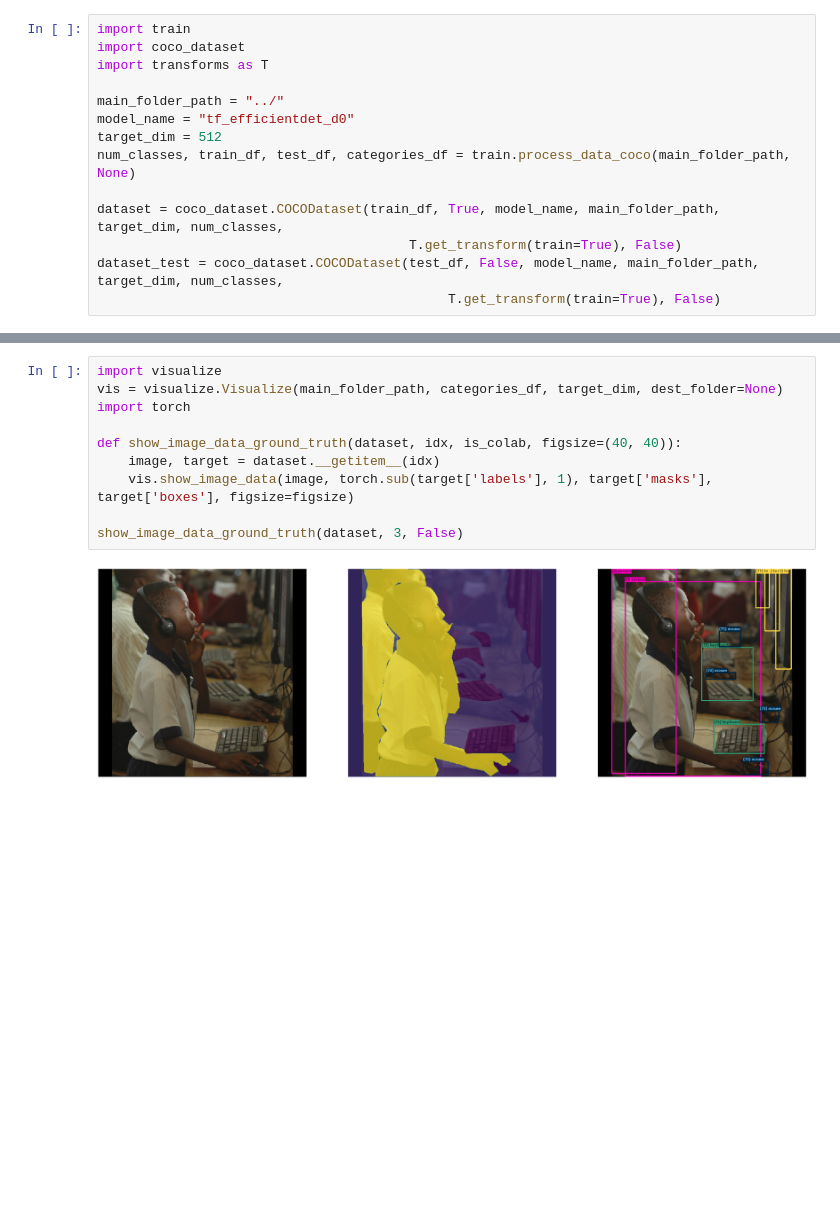
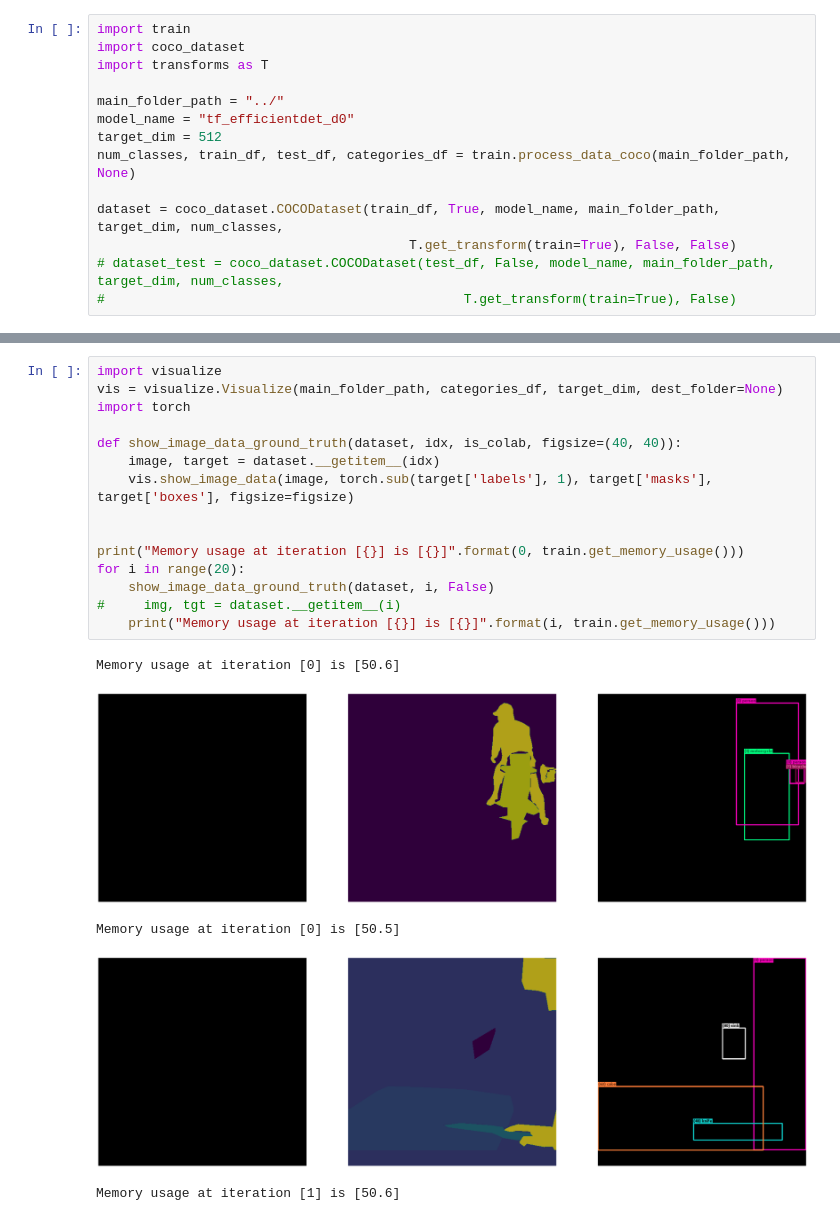
Before and after one commit to ofekp/imat, a Jupyter notebook: coco_visualize.ipynb, the cells around one changed output, grey strips where cells are left out. Drawn from its saved outputs; the diff is of its cells as text; blank space fills up the shorter version.

```diff
--- a/coco_visualize.ipynb
+++ b/coco_visualize.ipynb
@@ -9,7 +9,7 @@ target_dim = 512
 num_classes, train_df, test_df, categories_df = train.process_data_coco(main_folder_path, None)
 
 dataset = coco_dataset.COCODataset(train_df, True, model_name, main_folder_path, target_dim, num_classes,
-                                        T.get_transform(train=True), False)
-dataset_test = coco_dataset.COCODataset(test_df, False, model_name, main_folder_path, target_dim, num_classes,
-                                             T.get_transform(train=True), False)
+                                        T.get_transform(train=True), False, False)
+# dataset_test = coco_dataset.COCODataset(test_df, False, model_name, main_folder_path, target_dim, num_classes,
+#                                              T.get_transform(train=True), False)
 # %% [output]
@@ -33,12 +33,21 @@ Dataset [test] contains [1000] images that have at least one instance
 # %%
 import visualize
 vis = visualize.Visualize(main_folder_path, categories_df, target_dim, dest_folder=None)
 import torch
 
 def show_image_data_ground_truth(dataset, idx, is_colab, figsize=(40, 40)):
     image, target = dataset.__getitem__(idx)
     vis.show_image_data(image, torch.sub(target['labels'], 1), target['masks'], target['boxes'], figsize=figsize)
 
-show_image_data_ground_truth(dataset, 3, False)
+
+print("Memory usage at iteration [{}] is [{}]".format(0, train.get_memory_usage()))
+for i in range(20):
+    show_image_data_ground_truth(dataset, i, False)
+#     img, tgt = dataset.__getitem__(i)
+    print("Memory usage at iteration [{}] is [{}]".format(i, train.get_memory_usage()))
 # %% [output]
+Memory usage at iteration [0] is [50.6]
-[figure, old version]
+[figure, new version]
+Memory usage at iteration [0] is [50.5]
+[figure, added]
+Memory usage at iteration [1] is [50.6]
```
Also changed, not shown: parts of 2 cells of this notebook, 4 other files.
